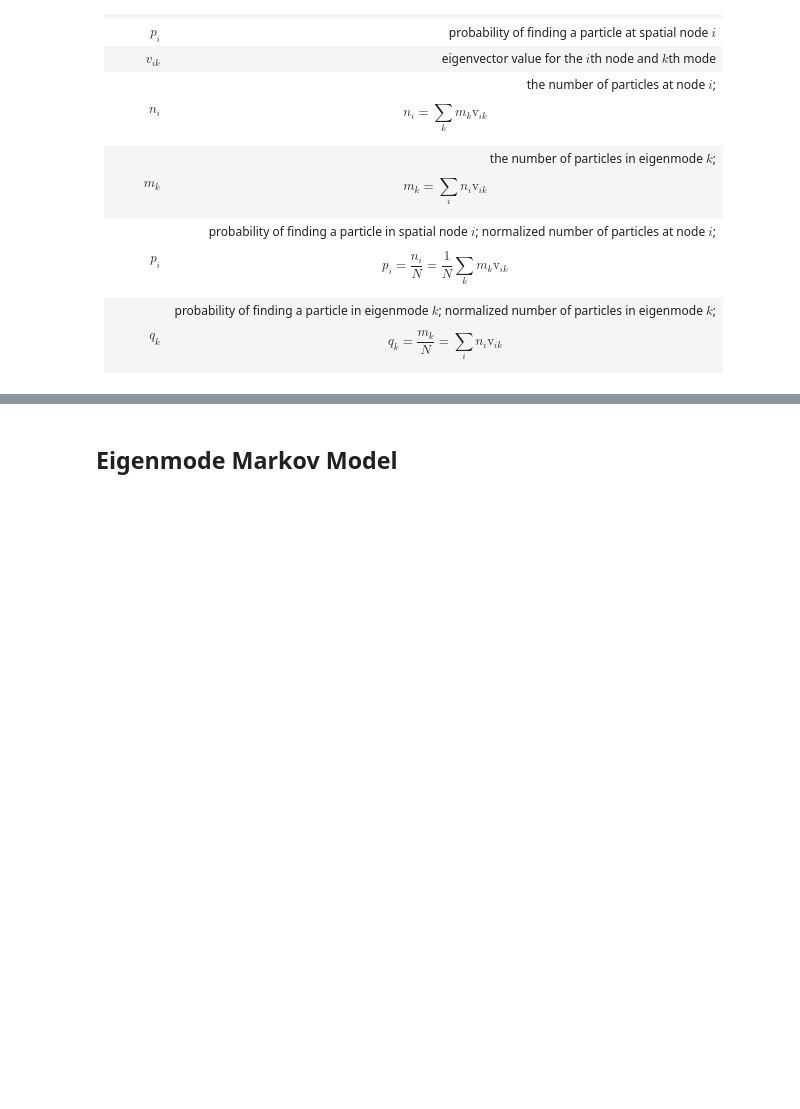
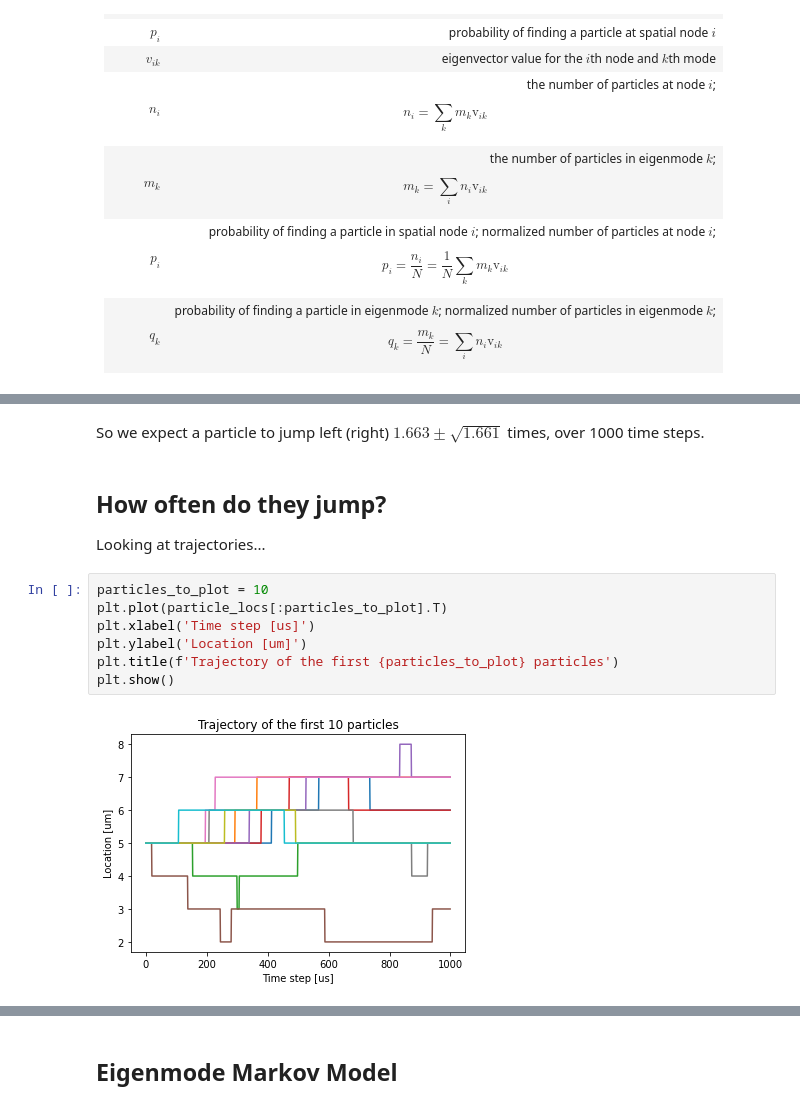
Before and after one commit to margotwagner/diffusion-model, a Jupyter notebook: notebooks/markov-eigenmode-validation/eme-random-walk-1d-validation-variance.ipynb, the cells around one changed output, grey strips where cells are left out. Saved outputs shown, nothing was run; the diff lists cells and outputs as text; blank space fills up the shorter version.

```diff
--- a/notebooks/markov-eigenmode-validation/eme-random-walk-1d-validation-variance.ipynb
+++ b/notebooks/markov-eigenmode-validation/eme-random-walk-1d-validation-variance.ipynb
@@ -105,0 +177,14 @@ def get_jump_probability(
+# %% [markdown]
+So we expect a particle to jump left (right) $1.663 \pm \sqrt{1.661}$ times, over 1000 time steps.
+# %% [markdown]
+## How often do they jump?
+Looking at trajectories...
+# %%
+particles_to_plot = 10
+plt.plot(particle_locs[:particles_to_plot].T)
+plt.xlabel('Time step [us]')
+plt.ylabel('Location [um]')
+plt.title(f'Trajectory of the first {particles_to_plot} particles')
+plt.show()
+# %% [output]
+[figure, added]
```
Also changed, not shown: parts of 34 cells of this notebook.
